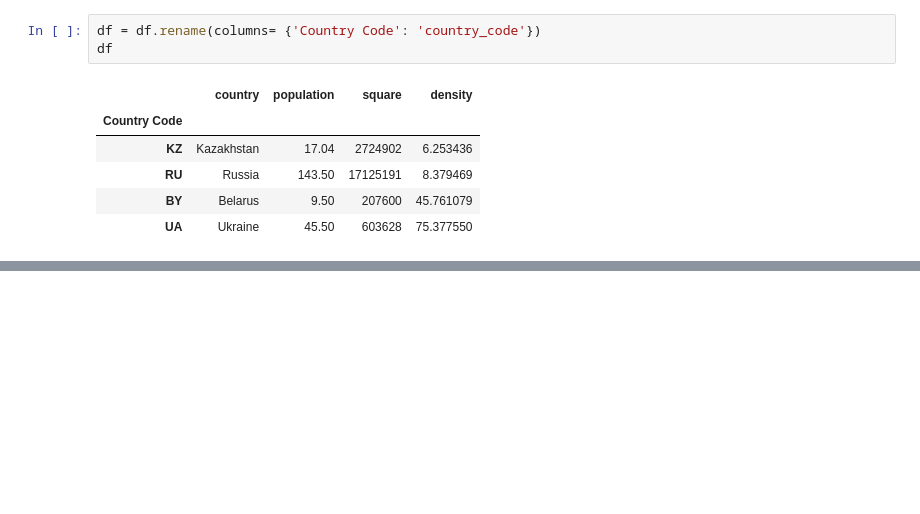
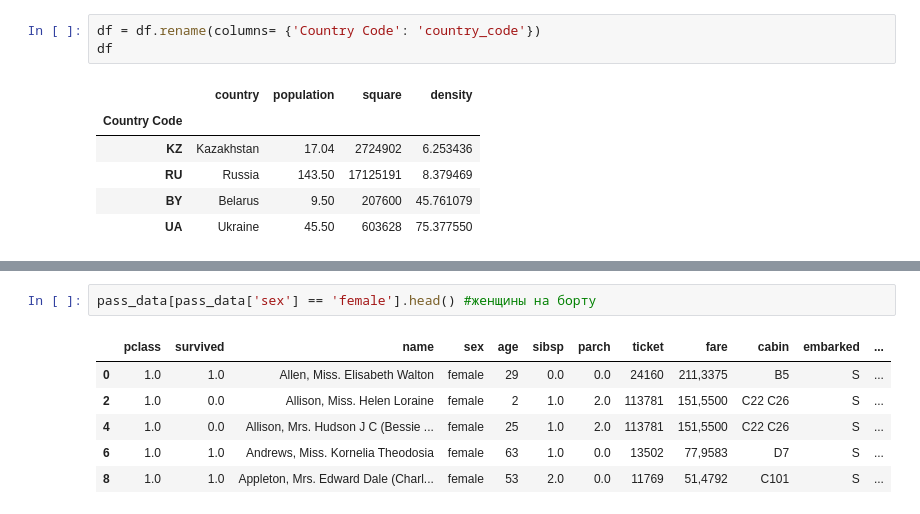
Before and after one commit to lenow55/ml_lab, a Jupyter notebook: Lab_one.ipynb, the cells around one changed output, grey strips where cells are left out. Drawn from its saved outputs; the diff is of its cells as text; blank space fills up the shorter version.

```diff
--- a/Lab_one.ipynb
+++ b/Lab_one.ipynb
@@ -601,0 +733,9 @@ ParserError: Error tokenizing data. C error: Expected 4 fields in line 3, saw 6
+# %%
+pass_data[pass_data['sex'] == 'female'].head() #женщины на борту
+# %% [output]
+|  | pclass | survived | name | sex | age | sibsp | parch | ticket | fare | cabin | embarked | ... |
+| 0 | 1.0 | 1.0 | Allen, Miss. Elisabeth Walton | female | 29 | 0.0 | 0.0 | 24160 | 211,3375 | B5 | S | ... |
+| 2 | 1.0 | 0.0 | Allison, Miss. Helen Loraine | female | 2 | 1.0 | 2.0 | 113781 | 151,5500 | C22 C26 | S | ... |
+| 4 | 1.0 | 0.0 | Allison, Mrs. Hudson J C (Bessie ... | female | 25 | 1.0 | 2.0 | 113781 | 151,5500 | C22 C26 | S | ... |
+| 6 | 1.0 | 1.0 | Andrews, Miss. Kornelia Theodosia | female | 63 | 1.0 | 0.0 | 13502 | 77,9583 | D7 | S | ... |
+| 8 | 1.0 | 1.0 | Appleton, Mrs. Edward Dale (Charl... | female | 53 | 2.0 | 0.0 | 11769 | 51,4792 | C101 | S | ... |
```
Also changed, not shown: parts of 41 cells of this notebook, 1 other file.
